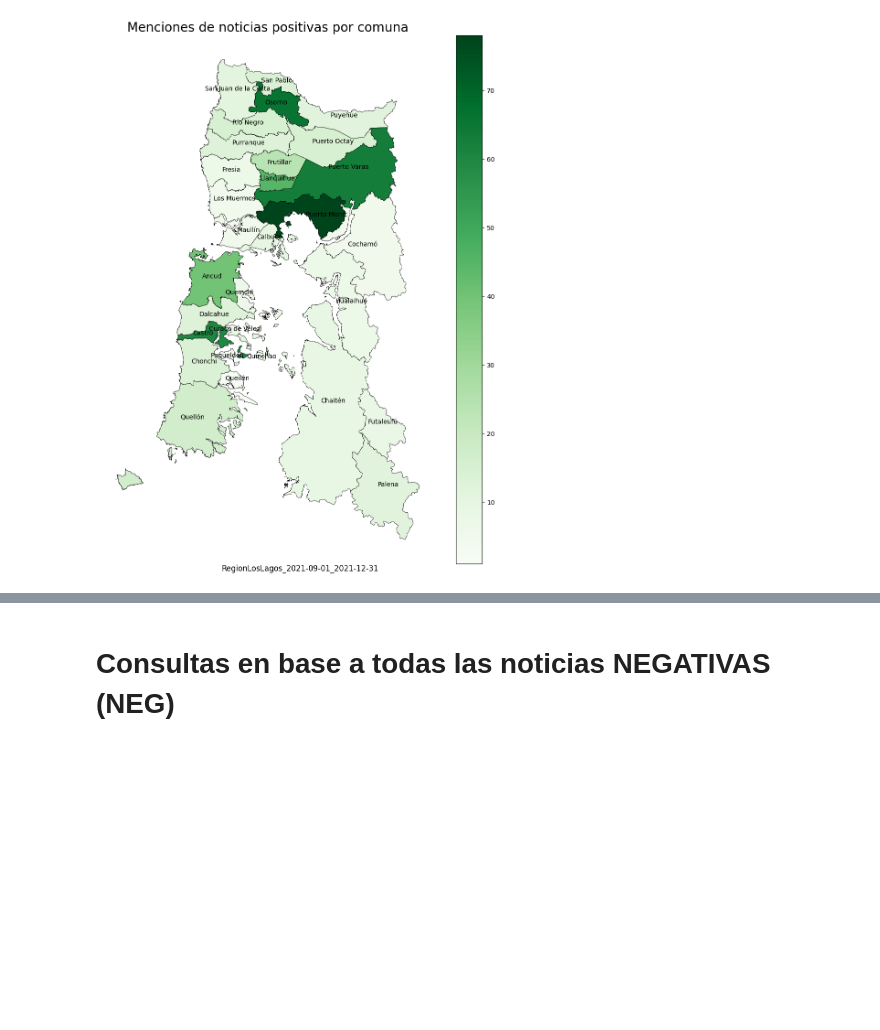
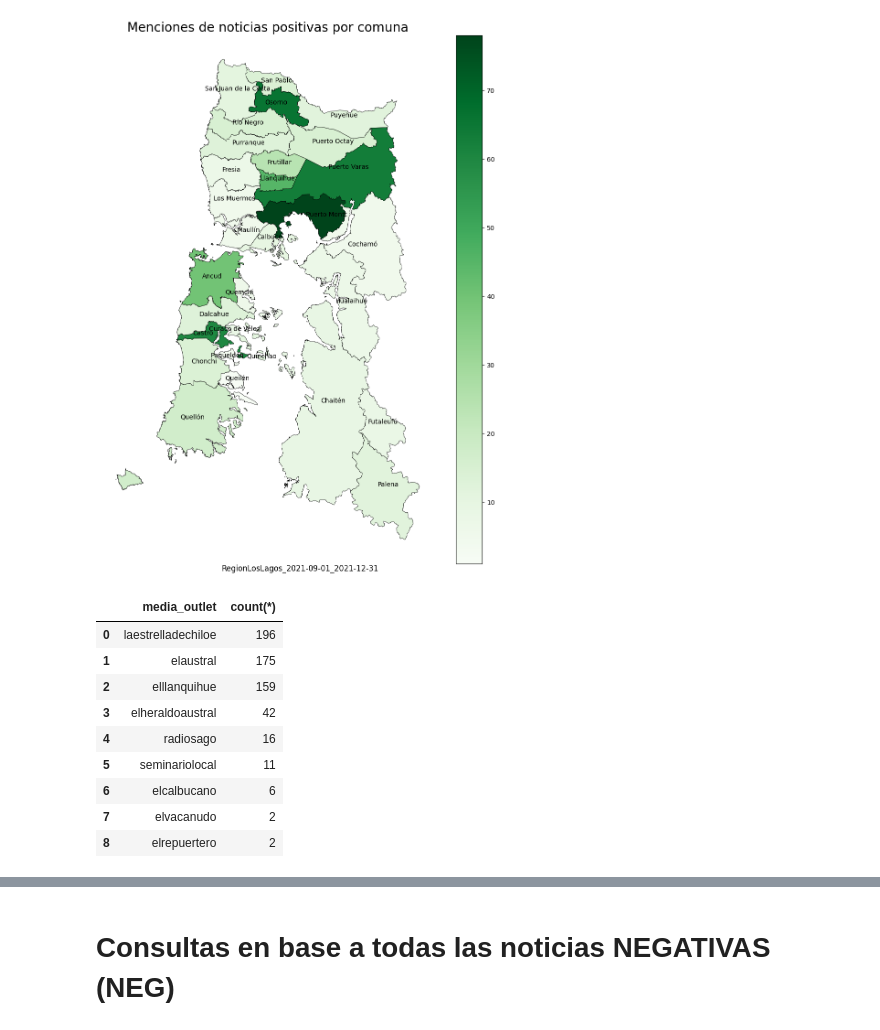
Before and after one commit to FederalTN/INFO279-PROYECTO-TAL, a Jupyter notebook: TAREA_P3_CONSULTAS.ipynb, the cells around one changed output, grey strips where cells are left out. Saved outputs shown, nothing was run; the diff lists cells and outputs as text; code cells hidden in the pictures; blank space fills up the shorter version.

```diff
--- a/TAREA_P3_CONSULTAS.ipynb
+++ b/TAREA_P3_CONSULTAS.ipynb
@@ -138,3 +160,17 @@ sqldf('SELECT dominant_Topic, text, title, media_outlet FROM dataset WHERE domin
 crear_mapa(dataset_POS,territory,'Greens', "Menciones de noticias positivas por comuna")
 # %% [output]
 [figure]
+# %%
+#Ranking de medios en base a noticias POSITIVAS publicadas
+sqldf('SELECT media_outlet,count(*) FROM dataset_POS GROUP BY media_outlet ORDER BY count(*) DESC')
+# %% [output]
+|  | media_outlet | count(*) |
+| 0 | laestrelladechiloe | 196 |
+| 1 | elaustral | 175 |
+| 2 | elllanquihue | 159 |
+| 3 | elheraldoaustral | 42 |
+| 4 | radiosago | 16 |
+| 5 | seminariolocal | 11 |
+| 6 | elcalbucano | 6 |
+| 7 | elvacanudo | 2 |
+| 8 | elrepuertero | 2 |
```
Also changed, not shown: parts of 7 cells of this notebook.
